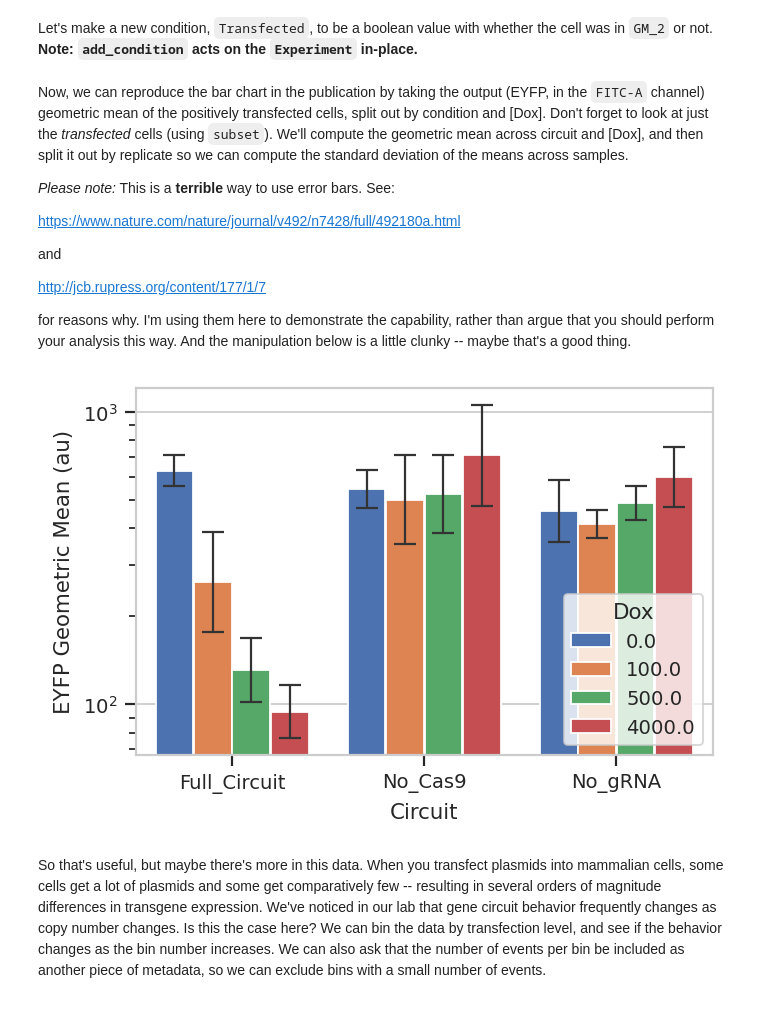
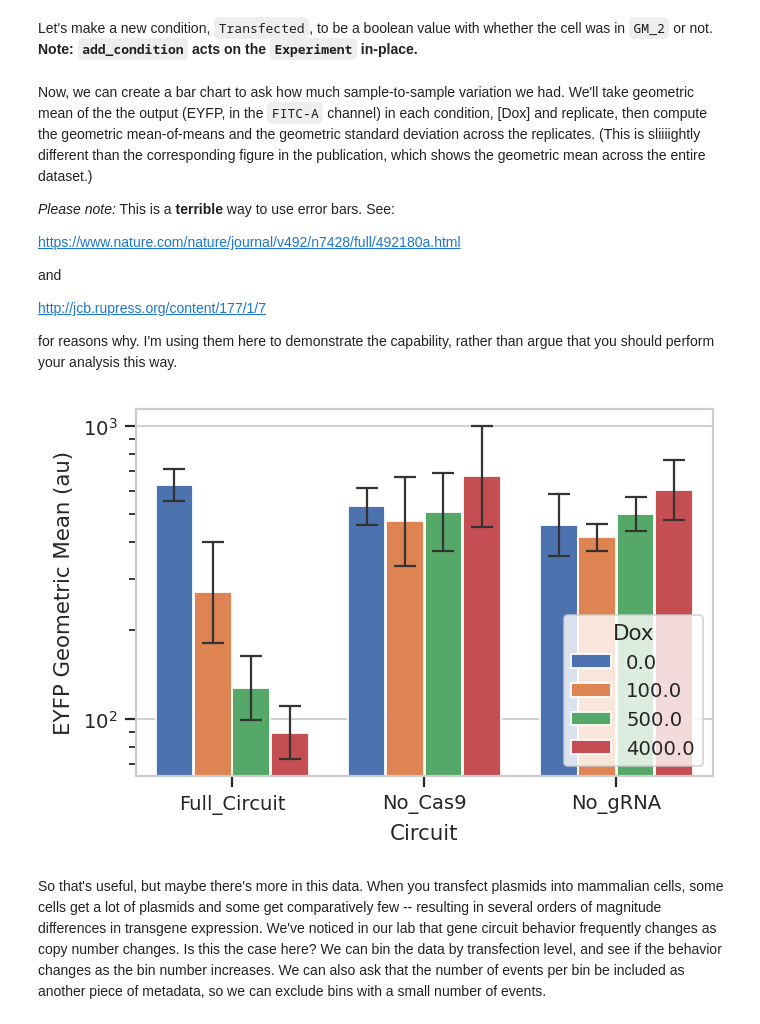
Before and after one commit to cytoflow/cytoflow-examples, a Jupyter notebook: kiani/Kiani Nature Methods 2014.ipynb, the cells around one changed output. Drawn from its saved outputs; the diff is of its cells as text; code cells hidden in the pictures.

```diff
--- a/kiani/Kiani Nature Methods 2014.ipynb
+++ b/kiani/Kiani Nature Methods 2014.ipynb
@@ -113,7 +113,7 @@ ex_gm.add_condition(name = 'Transfected',
                     dtype = 'bool',
                     data = (ex_gm['GM'] == 'GM_2'))
 # %% [markdown]
-Now, we can reproduce the bar chart in the publication by taking the output (EYFP, in the `FITC-A` channel) geometric mean of the positively transfected cells, split out by condition and [Dox].  Don't forget to look at just the *transfected* cells (using `subset`).  We'll compute the geometric mean across circuit and [Dox], and then split it out by replicate so we can compute the standard deviation of the means across samples.
+Now, we can create a bar chart to ask how much sample-to-sample variation we had. We'll take geometric mean of the the output (EYFP, in the `FITC-A` channel) in each condition, [Dox] and replicate, then compute the geometric mean-of-means and the geometric standard deviation across the replicates. (This is sliiiightly different than the corresponding figure in the publication, which shows the geometric mean across the entire dataset.)
 
 *Please note:* This is a **terrible** way to use error bars.  See:
 
@@ -123,47 +123,37 @@ and
 
 http://jcb.rupress.org/content/177/1/7
 
-for reasons why.  I'm using them here to demonstrate the capability, rather than argue that you should perform your analysis this way. And the manipulation below is a little clunky -- maybe that's a good thing.
+for reasons why.  I'm using them here to demonstrate the capability, rather than argue that you should perform your analysis this way.
 # %%
 import pandas as pd
-ex_stat = flow.ChannelStatisticOp(name = "FITC_mean",
-                                  channel = "FITC-A",
-                                  by = ["Condition", "Dox"],
-                                  function = flow.geom_mean,
-                                  subset = "Transfected == True").apply(ex_gm)
 
 ex_stat = flow.ChannelStatisticOp(name = "FITC_mean_by_replicate",
                                   channel = "FITC-A",
                                   by = ["Condition", "Dox", "Replicate"],
                                   function = flow.geom_mean,
-                                  subset = "Transfected == True").apply(ex_stat)
+                                  subset = "Transfected == True").apply(ex_gm)
 
 ex_stat = flow.TransformStatisticOp(name = "FITC_mean_sd",
                                     statistic = "FITC_mean_by_replicate",
+                                    feature = "FITC-A",
                                     by = ["Condition", "Dox"],
-                                    function = flow.geom_sd).apply(ex_stat)
+                                    function = lambda x: pd.Series({'Geo.Mean' : flow.geom_mean(x),
+                                                                    '*SD' : flow.geom_mean(x) * flow.geom_sd(x),
+                                                                    '/SD' : flow.geom_mean(x) / flow.geom_sd(x)})).apply(ex_stat)
 
-# merge the stats using pandas ufuncs
-df = pd.DataFrame({'Geo.Mean' : ex_stat.statistics['FITC_mean']["FITC-A"],
-                   '*SD' : ex_stat.statistics['FITC_mean']["FITC-A"].multiply(ex_stat.statistics['FITC_mean_sd']["FITC-A"]),
-                   '/SD' : ex_stat.statistics['FITC_mean']["FITC-A"].divide(ex_stat.statistics['FITC_mean_sd']["FITC-A"])})
-
-# Experiment.statistics is just a dictionary mapping strings to pandas.DataFrames. no magic.
-ex_stat.statistics['FITC_mean_and_sd'] = df
-
-flow.BarChartView(statistic = "FITC_mean_and_sd",
+flow.BarChartView(statistic = "FITC_mean_sd",
                   feature = "Geo.Mean",
                   error_low = "/SD",
                   error_high = "*SD",
                   variable = "Condition",
                   scale = "log",
                   huefacet = "Dox").plot(ex_stat,
                                          xlabel = 'Circuit',
                                          ylabel = 'EYFP Geometric Mean (au)',
                                          capsize = 5,
                                          errwidth = 1)
 # %% [output]
-[figure, old version]
+[figure, new version]
 # %% [markdown]
 So that's useful, but maybe there's more in this data.  When you transfect plasmids into mammalian cells, some cells get a lot of plasmids and some get comparatively few -- resulting in several orders of magnitude differences in transgene expression. We've noticed in our lab that gene circuit behavior frequently changes as copy number changes.  Is this the case here?  We can bin the data by transfection level, and see if the behavior changes as the bin number increases.  We can also ask that the number of events per bin be included as another piece of metadata, so we can exclude bins with a small number of events.
 # %%
```
Also changed, not shown: parts of 1 cell of this notebook, 1 other file.
